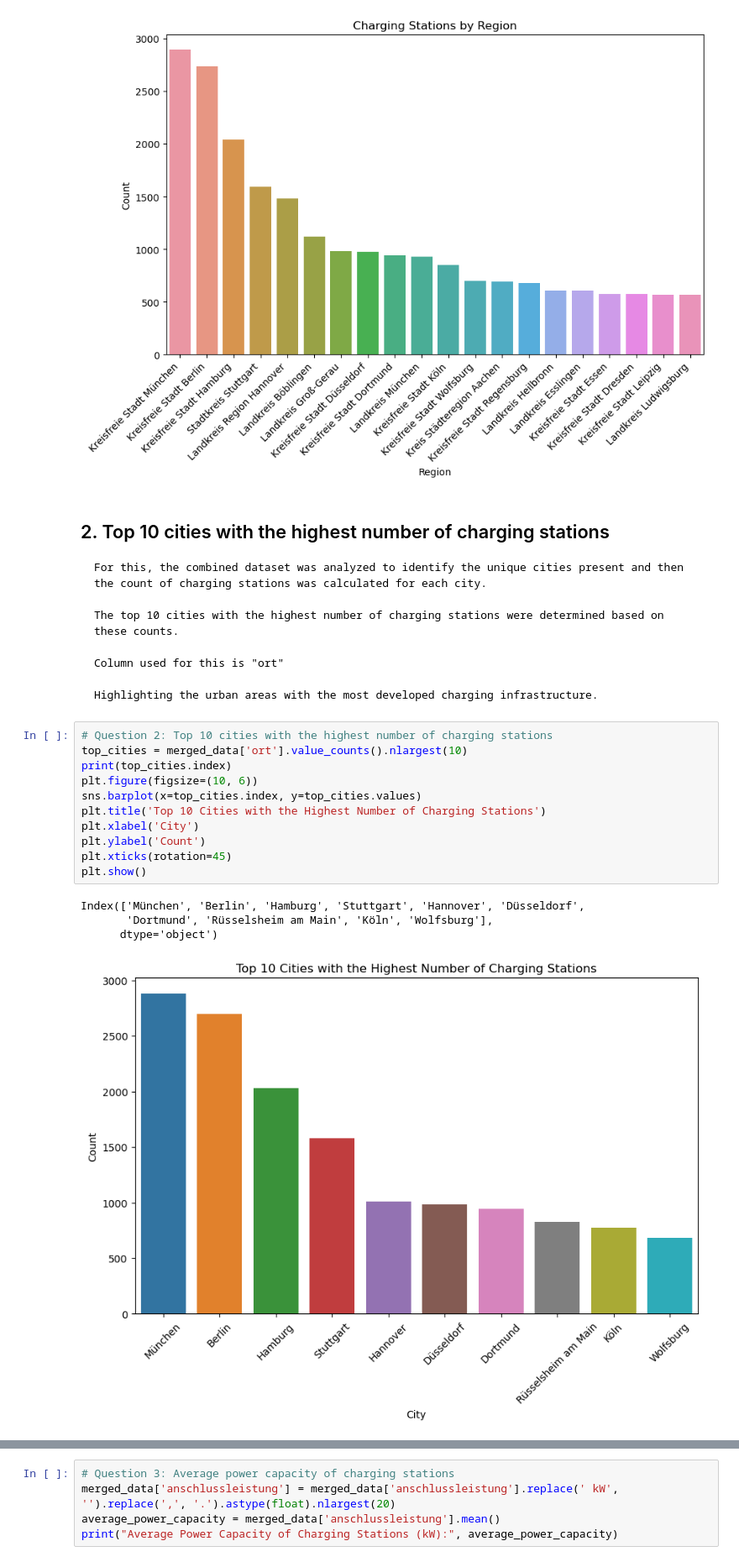
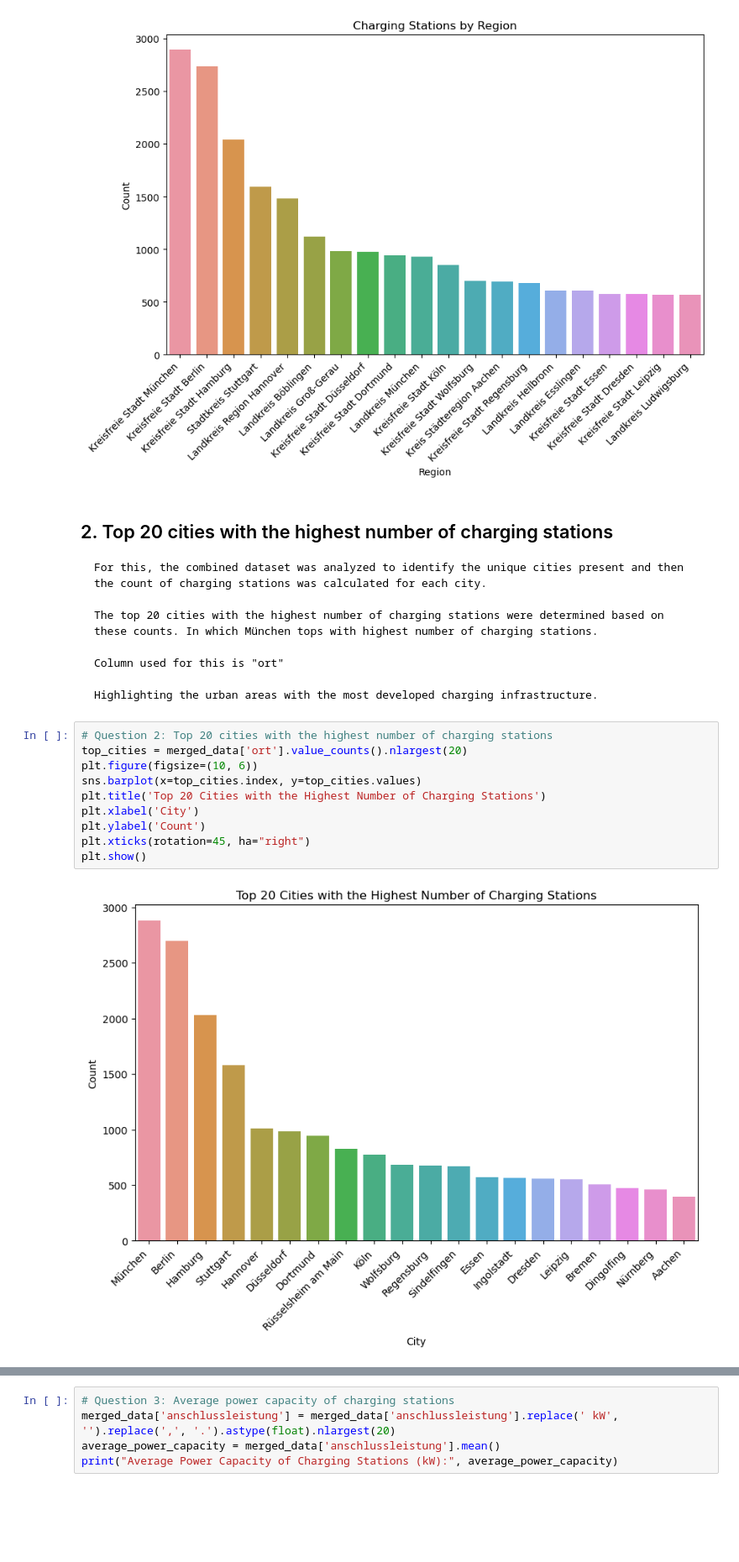
Before and after one commit to Chitra23Ahuja/2023-amse-template, a Jupyter notebook: project/report.ipynb, the cells around one changed output, grey strips where cells are left out. Shown: that part at 84% size. Drawn from its saved outputs; the diff is of its cells as text; blank space fills up the shorter version.

```diff
--- a/project/report.ipynb
+++ b/project/report.ipynb
@@ -211,31 +211,27 @@ plt.show()
 # %% [output]
 [figure]
 # %% [markdown]
-## 2. Top 10 cities with the highest number of charging stations
+## 2. Top 20 cities with the highest number of charging stations
 
     For this, the combined dataset was analyzed to identify the unique cities present and then the count of charging stations was calculated for each city.
 
-    The top 10 cities with the highest number of charging stations were determined based on these counts.
+    The top 20 cities with the highest number of charging stations were determined based on these counts. In which München tops with highest number of charging stations.
 
     Column used for this is "ort"
 
     Highlighting the urban areas with the most developed charging infrastructure.
 # %%
-# Question 2: Top 10 cities with the highest number of charging stations
-top_cities = merged_data['ort'].value_counts().nlargest(10)
-print(top_cities.index)
+# Question 2: Top 20 cities with the highest number of charging stations
+top_cities = merged_data['ort'].value_counts().nlargest(20)
 plt.figure(figsize=(10, 6))
 sns.barplot(x=top_cities.index, y=top_cities.values)
-plt.title('Top 10 Cities with the Highest Number of Charging Stations')
+plt.title('Top 20 Cities with the Highest Number of Charging Stations')
 plt.xlabel('City')
 plt.ylabel('Count')
-plt.xticks(rotation=45)
+plt.xticks(rotation=45, ha="right")
 plt.show()
 # %% [output]
-Index(['München', 'Berlin', 'Hamburg', 'Stuttgart', 'Hannover', 'Düsseldorf',
-       'Dortmund', 'Rüsselsheim am Main', 'Köln', 'Wolfsburg'],
-      dtype='object')
-[figure, old version]
+[figure, new version]
 # %% [markdown]
 ## 3. Average power capacity of charging stations
 
```
Also changed, not shown: parts of 3 cells of this notebook.
